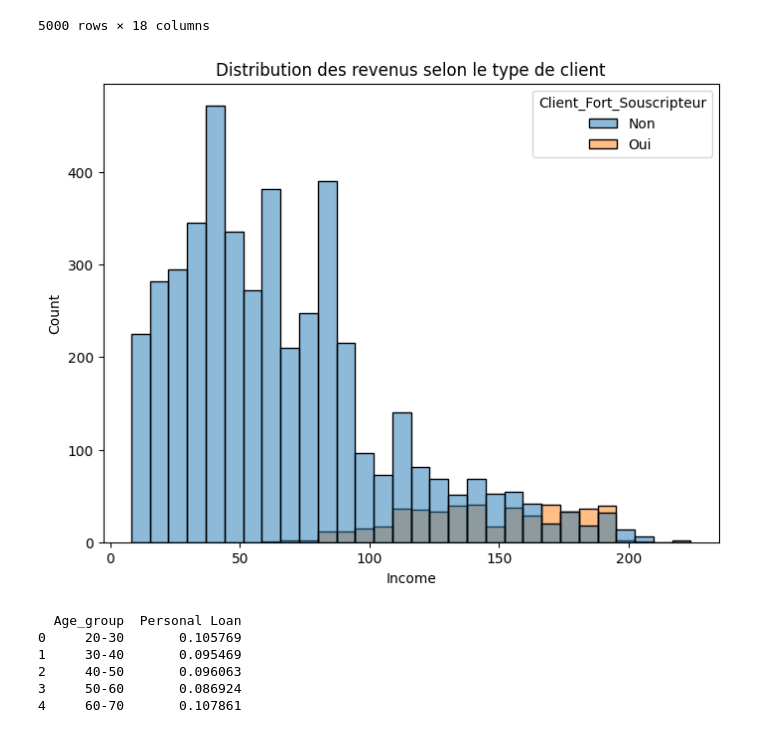
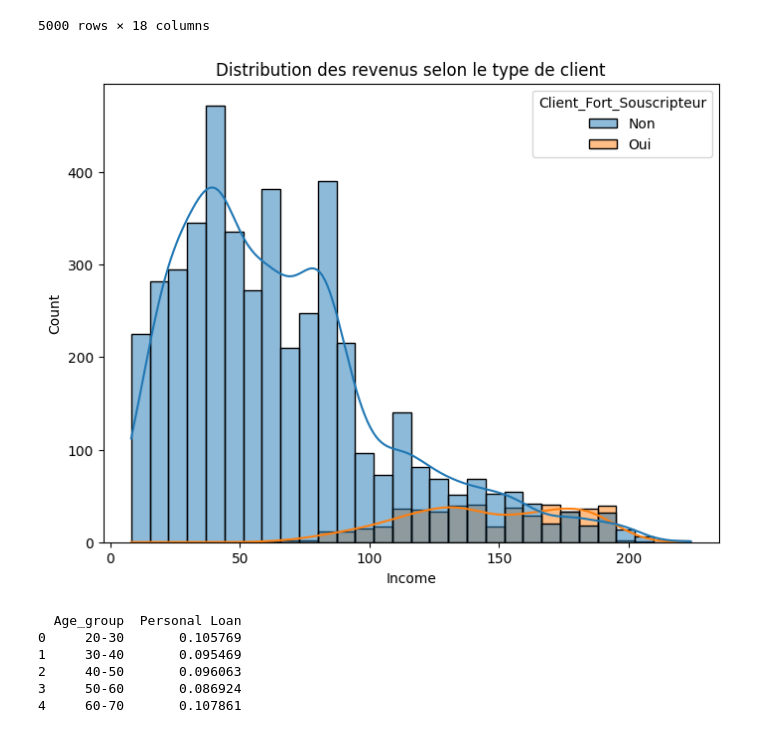
Before and after one commit to mpakaBrice/bank-loan-analysis, a Jupyter notebook: prêt_bancaire_projet.ipynb, the cells around one changed output. Cells and saved outputs as stored; diff of their text form; code cells hidden in the pictures.

```diff
--- a/prêt_bancaire_projet.ipynb
+++ b/prêt_bancaire_projet.ipynb
@@ -245,23 +245,23 @@ df
 # %%
 # Créer la figure du graphique
 plt.figure(figsize=(8, 6))
 
 
 # Tracer l'histogramme des revenus
 sns.histplot(
     data=df,                         # le DataFrame
     x="Income",                      # variable à afficher
     hue="Client_Fort_Souscripteur",  # séparation par type de client
-    bins=30                          # nombre de barres
-)
+    bins=30,kde= True                          # nombre de barres
+    )
 
 
 # Ajouter un titre
 plt.title("Distribution des revenus selon le type de client")
 
 
 # Afficher le graphique
 plt.show()
 # %% [output]
-[figure, old version]
+[figure, new version]
 # %%
```
Also changed, not shown: parts of 3 cells of this notebook.
